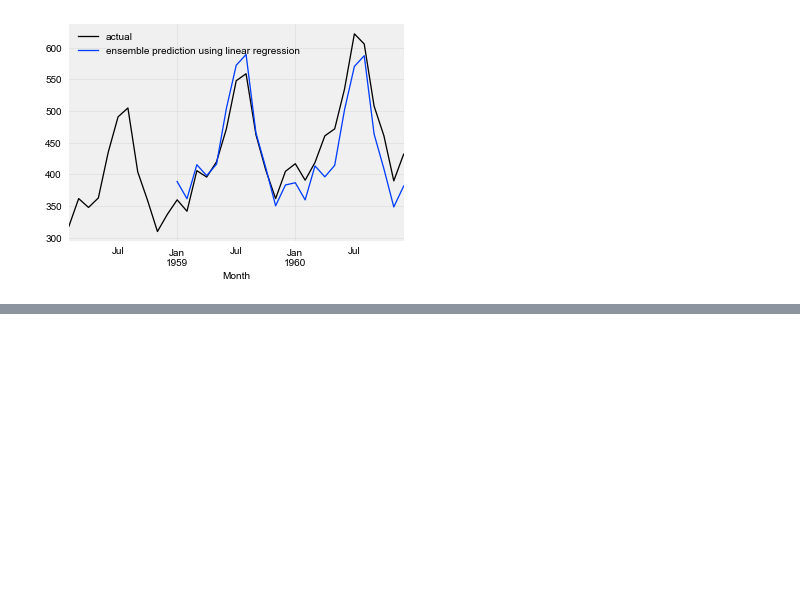
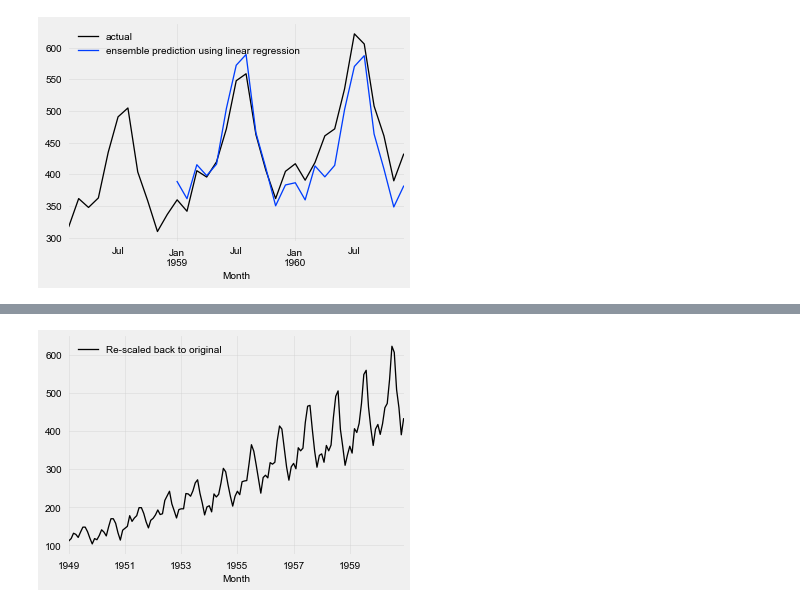
Before and after one commit to spazzy/darts, a Jupyter notebook: examples/show-n-tell.ipynb, the cells around one changed output, grey strips where cells are left out. Saved outputs shown, nothing was run; the diff lists cells and outputs as text; code cells hidden in the pictures; blank space fills up the shorter version.

```diff
--- a/examples/show-n-tell.ipynb
+++ b/examples/show-n-tell.ipynb
@@ -128,3 +146,15 @@ plt.show()
+# %%
+###############################
+
+back = scaler.inverse_transform(rescaled)
+
+###############################
+
+back.plot(label="Re-scaled back to original")
+plt.legend()
+plt.show()
+# %% [output]
+[figure, added]
 # %%
 from darts.dataprocessing.transformers import BoxCox
 
```
Also changed, not shown: parts of 6 cells of this notebook.
